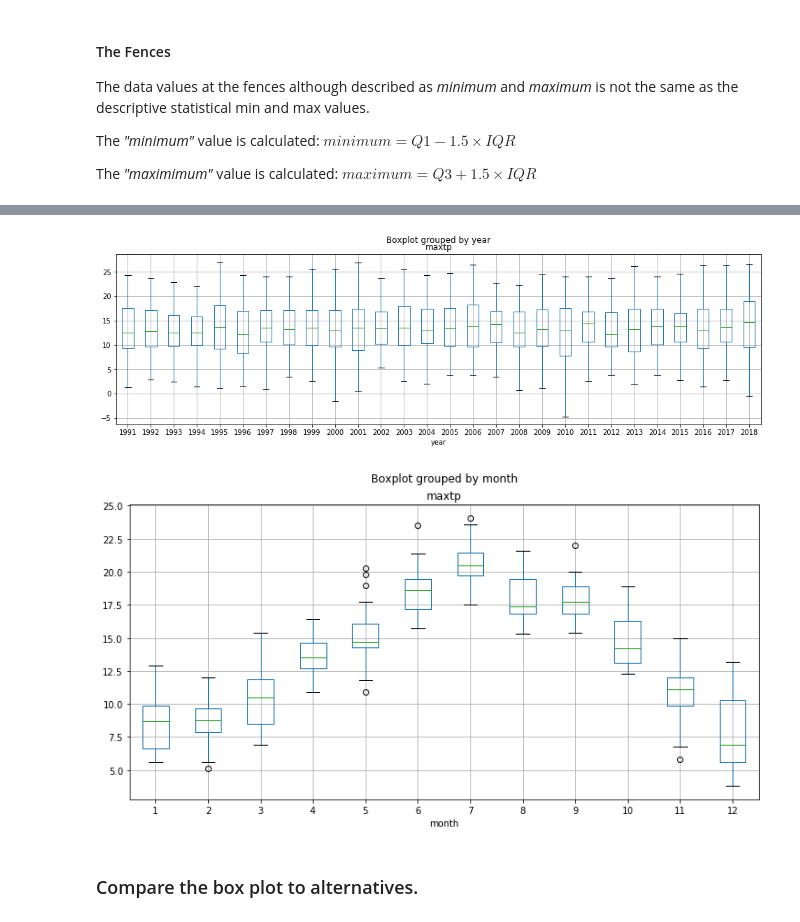
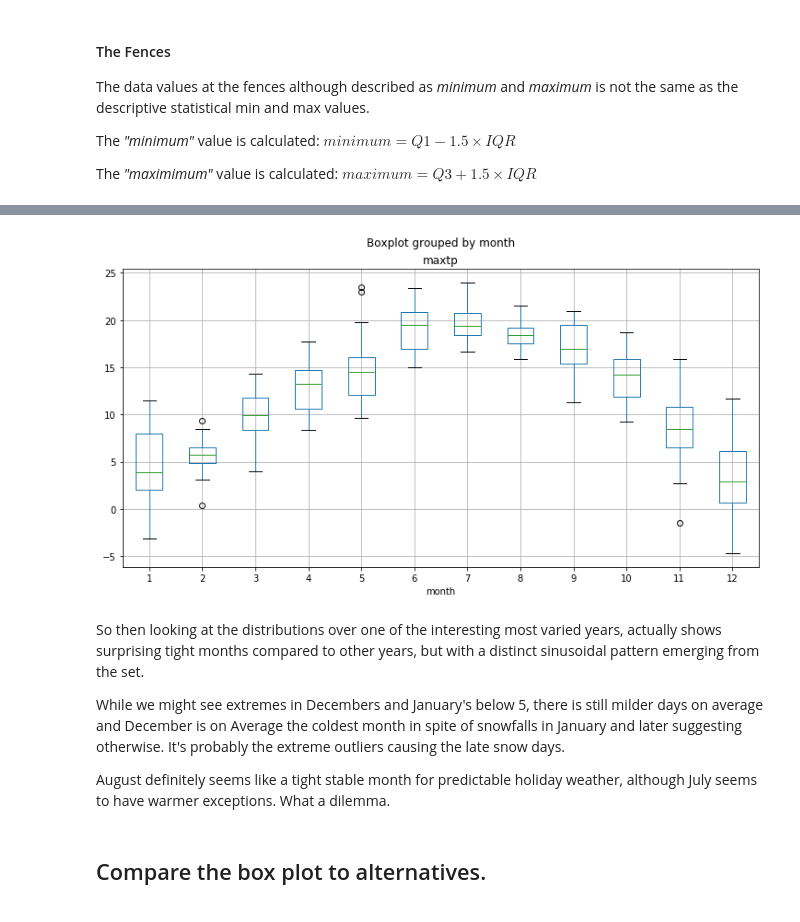
Before and after one commit to G00364778/52446_project, a Jupyter notebook: the_box_plot.ipynb, the cells around one changed output, grey strips where cells are left out. Saved outputs shown, nothing was run; the diff lists cells and outputs as text; code cells hidden in the pictures.

Commit message:
add alternative plots and discussion points for each, clean up box plots and legends

```diff
--- a/the_box_plot.ipynb
+++ b/the_box_plot.ipynb
@@ -34,14 +41,14 @@ import seaborn as sns
 import matplotlib.pyplot as plt
 %matplotlib inline
 
-plt.style.use('ggplot')
+plt.style.use('seaborn')                # ggplot
 plt.rcParams['figure.figsize'] = 16, 8
 
-x = np.random.randn(35000)
+x = np.random.randn(50000)
 f, (ax_box, ax_hist) = plt.subplots(2, sharex=True, gridspec_kw={"height_ratios": (.20, .80)})
 
-sns.boxplot(x, ax=ax_box, color='b')
-sns.distplot(x, ax=ax_hist, color='b')
+sns.boxplot(x, ax=ax_box)               #, color='teal')
+sns.distplot(x, ax=ax_hist)             #, color='teal')
 plt.axvline(x=-2.698, color='r', linestyle=':')
 plt.axvline(x=-0.67, color='r', linestyle=':')
 plt.axvline(x= 0.67, color='r', linestyle=':')
@@ -62,4 +69,5 @@ plt.text(3.5,0.02,r'$0.35%$',size=15, color='r', horizontalalignment='center')
 ax_box.set(yticks=[])
 #sns.despine(ax=ax_hist)
 #sns.despine(ax=ax_box, left=True)
+plt.show()
 # %% [output]
@@ -158,0 +173,16 @@ The use of a boxplot is best illustrated on a dataset, for example, the daily we
+# %%
+import pandas as pd                               # import the neccesary librariers
+import matplotlib.pyplot as pl
+%matplotlib inline
+#plt.style.use('seaborn')
+#inline_rc = dict(pl.rcParams)
+#pl.rcParams.update(inline_rc)
+#pl.rcParams.update(pl.rcParams)
+plt.style.use('default')
+df=pd.read_csv('data/dly532.csv',skiprows=25)     # load the dataset into a dataframe
+df['date']=pd.to_datetime(df['date'])             # convert to a pandas date
+df=df[['date','maxtp']]                           # discard the unwanted data
+#df=df[df.date.dt.year>1987]                      # filter on the year
+df['year']=df.date.dt.year                        # create a month column
+df.boxplot('maxtp',figsize=(3,3))                 # generate a box plot
+pl.show()
@@ -159,30 +214,22 @@ The use of a boxplot is best illustrated on a dataset, for example, the daily we
 # %%
-import pandas as pd                               # import the neccesary librariers
+import pandas as pd                              # import the neccesary librariers
 import matplotlib.pyplot as pl
 %matplotlib inline
-pl.rcParams['figure.figsize'] = 16, 4.5
-df=pd.read_csv('data/dly532.csv',skiprows=25)     # load the dataset into a dataframe
-df['date']=pd.to_datetime(df['date'])             # convert to a pandas date
-df=df[['date','maxtp']]                           # discard the unwanted data
-df=df[df.date.dt.year>1990]                       # filter on the year
-df['year']=df.date.dt.year                        # create a month column
-df.boxplot('maxtp','year')                        # generate a box plot
-pl.show()                                         # show the plot
+pl.rcParams['figure.figsize'] = 12, 6
+df=pd.read_csv('data/dly532.csv',skiprows=25)    # load the dataset into a dataframe
+df['date']=pd.to_datetime(df['date'])            # convert to a pandas date
+df=df[['date','maxtp']]                          # discard the unwanted data
+df=df[df.date.dt.year==2010]                     # filter on the year
+df['month']=df.date.dt.month                     # create a month column
+df.boxplot('maxtp','month')                      # generate a box plot
+pl.show()                                        # show the plot
 # %% [output]
-[figure, old version]
+[figure, new version]
-# %%
-import pandas as pd                              # import the neccesary librariers
-import matplotlib.pyplot as pl
-%matplotlib inline
-pl.rcParams['figure.figsize'] = 12, 6
-df=pd.read_csv('data/dly532.csv',skiprows=25)    # load the dataset into a dataframe
-df['date']=pd.to_datetime(df['date'])            # convert to a pandas date
-df=df[['date','maxtp']]                          # discard the unwanted data
-df=df[df.date.dt.year==2014]                     # filter on the year
-df['month']=df.date.dt.month                     # create a month column
-df.boxplot('maxtp','month')                      # generate a box plot
-pl.show()                                        # show the plot
-# %% [output]
-[figure, removed]
+# %% [markdown]
+So then looking at the distributions over one of the interesting most varied years, actually shows surprising tight months compared to other years, but with a distinct sinusoidal pattern emerging from the set.
+
+While we might see extremes in Decembers and January's below 5, there is still milder days on average and December is on Average the coldest month in spite of snowfalls in January and later suggesting otherwise. It's probably the extreme outliers causing the late snow days.
+
+August definitely seems like a tight stable month for predictable holiday weather, although July seems to have warmer exceptions. What a dilemma.
 # %% [markdown]
-### Compare the box plot to alternatives.
+## Compare the box plot to alternatives.
```
Also changed, not shown: parts of 29 cells of this notebook.
